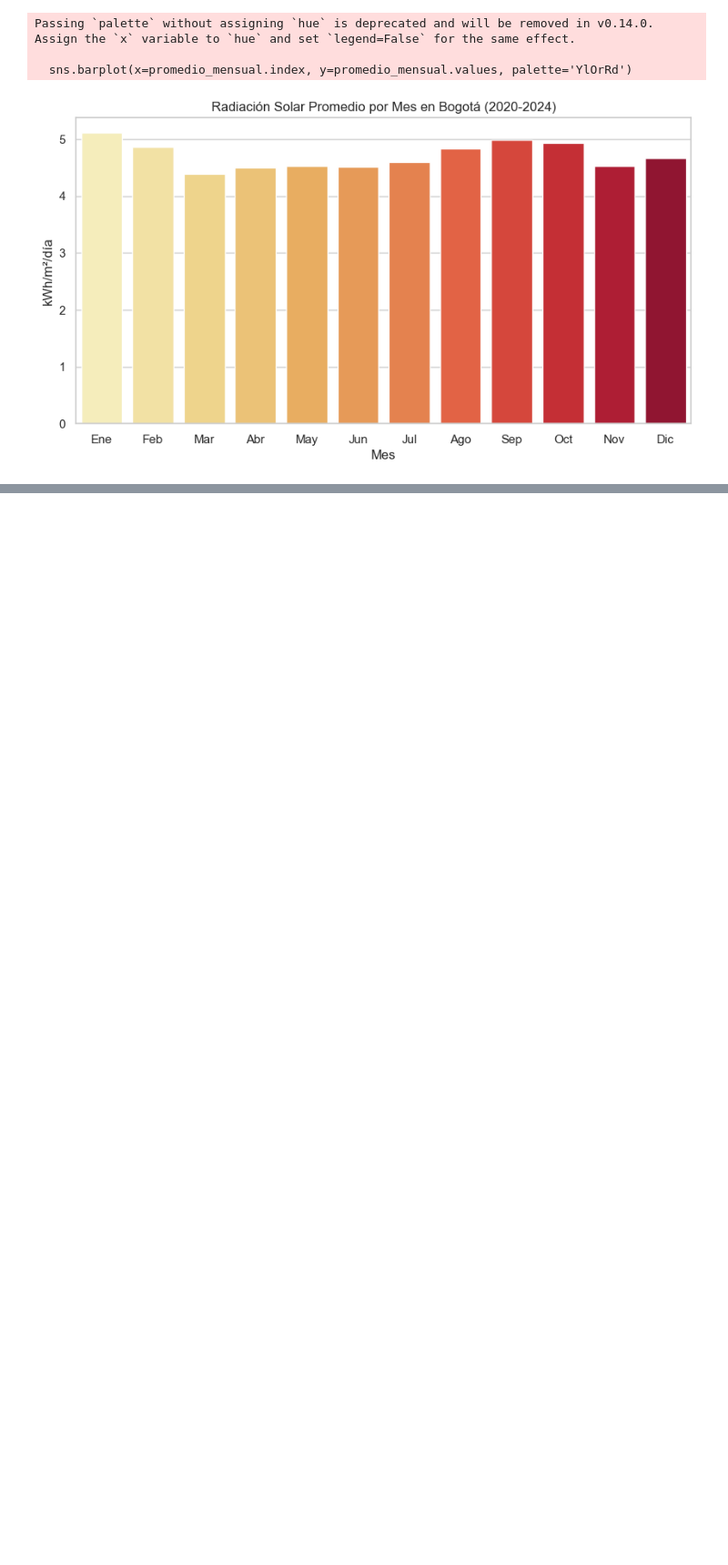
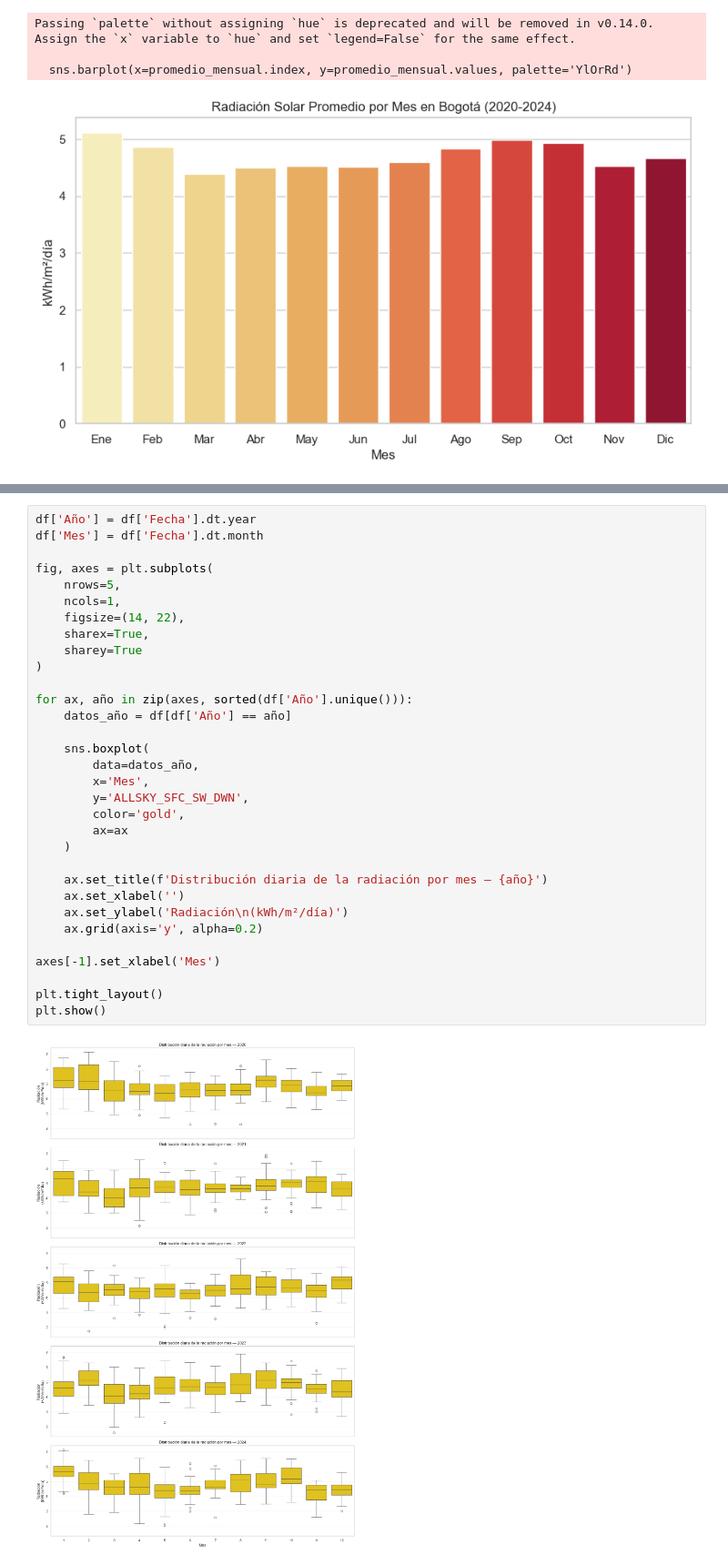
Before and after one commit to saralvillanu/solar_smart_predictive_analysis, a Jupyter notebook: EDA_Solar_Bogota.ipynb, the cells around one changed output, grey strips where cells are left out. Shown at 91% size. Cells and saved outputs as stored; diff of their text form; blank space fills up the shorter version.

```diff
--- a/EDA_Solar_Bogota.ipynb
+++ b/EDA_Solar_Bogota.ipynb
@@ -70,0 +232,34 @@ plt.show()
+# %%
+df['Año'] = df['Fecha'].dt.year
+df['Mes'] = df['Fecha'].dt.month
+
+fig, axes = plt.subplots(
+    nrows=5,
+    ncols=1,
+    figsize=(14, 22),
+    sharex=True,
+    sharey=True
+)
+
+for ax, año in zip(axes, sorted(df['Año'].unique())):
+    datos_año = df[df['Año'] == año]
+
+    sns.boxplot(
+        data=datos_año,
+        x='Mes',
+        y='ALLSKY_SFC_SW_DWN',
+        color='gold',
+        ax=ax
+    )
+
+    ax.set_title(f'Distribución diaria de la radiación por mes — {año}')
+    ax.set_xlabel('')
+    ax.set_ylabel('Radiación\n(kWh/m²/día)')
+    ax.grid(axis='y', alpha=0.2)
+
+axes[-1].set_xlabel('Mes')
+
+plt.tight_layout()
+plt.show()
+# %% [output]
+[figure, added]
```
Also changed, not shown: parts of 6 cells of this notebook.
